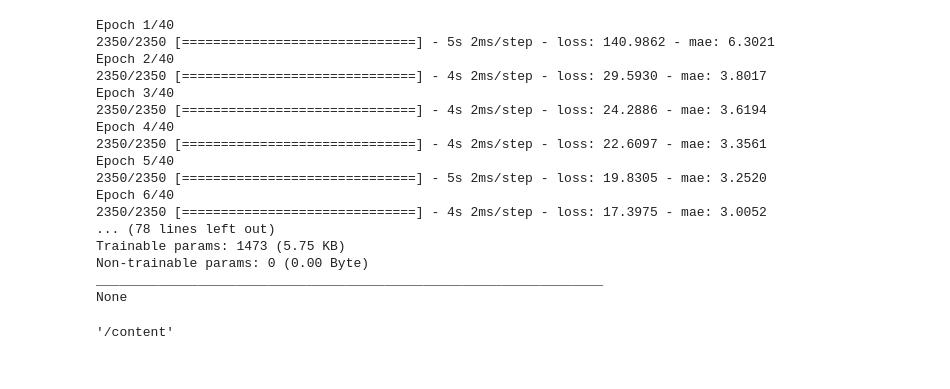
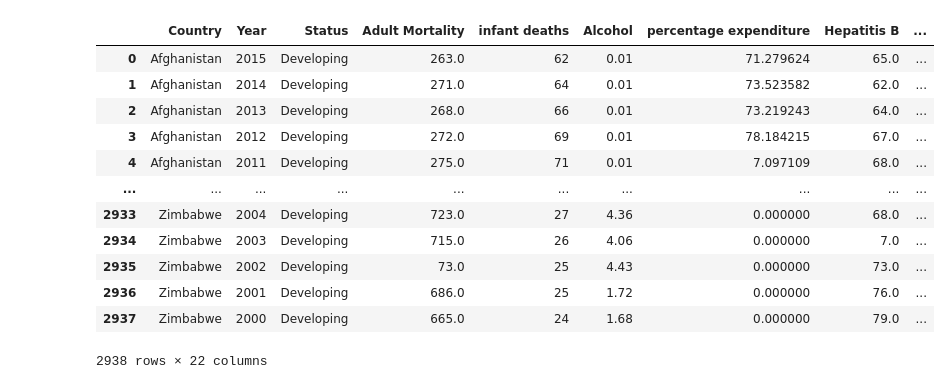
Before and after one commit to sergiobaezlugo/Neural_Networks_Regression_Projects, a Jupyter notebook: life_expectancy.ipynb, the cells around one changed output. Drawn from its saved outputs; the diff is of its cells as text; code cells hidden in the pictures.

```diff
--- a/life_expectancy.ipynb
+++ b/life_expectancy.ipynb
@@ -1,11 +1,31 @@
 # %% [markdown]
 <a href="https://colab.research.google.com/github/sergiobaezlugo/Neural_Network_Regression/blob/main/life_expectancy.ipynb" target="_parent"><img src="https://colab.research.google.com/assets/colab-badge.svg" alt="Open In Colab"/></a>
+# %%
+# Loading of Data
+
+import pandas as pd
+
+url = 'https://raw.githubusercontent.com/sergiobaezlugo/Neural_Network_Regression/main/life_expectancy.csv'
+
+dataset = pd.read_csv(url)
+
+dataset
+# %% [output]
+|  | Country | Year | Status | Adult Mortality | infant deaths | Alcohol | percentage expenditure | Hepatitis B | ... |
+| 0 | Afghanistan | 2015 | Developing | 263.0 | 62 | 0.01 | 71.279624 | 65.0 | ... |
+| 1 | Afghanistan | 2014 | Developing | 271.0 | 64 | 0.01 | 73.523582 | 62.0 | ... |
+| 2 | Afghanistan | 2013 | Developing | 268.0 | 66 | 0.01 | 73.219243 | 64.0 | ... |
+| 3 | Afghanistan | 2012 | Developing | 272.0 | 69 | 0.01 | 78.184215 | 67.0 | ... |
+| 4 | Afghanistan | 2011 | Developing | 275.0 | 71 | 0.01 | 7.097109 | 68.0 | ... |
+| ... | ... | ... | ... | ... | ... | ... | ... | ... | ... |
+| 2933 | Zimbabwe | 2004 | Developing | 723.0 | 27 | 4.36 | 0.000000 | 68.0 | ... |
+| 2934 | Zimbabwe | 2003 | Developing | 715.0 | 26 | 4.06 | 0.000000 | 7.0 | ... |
+| 2935 | Zimbabwe | 2002 | Developing | 73.0 | 25 | 4.43 | 0.000000 | 73.0 | ... |
+| 2936 | Zimbabwe | 2001 | Developing | 686.0 | 25 | 1.72 | 0.000000 | 76.0 | ... |
+| 2937 | Zimbabwe | 2000 | Developing | 665.0 | 24 | 1.68 | 0.000000 | 79.0 | ... |
+2938 rows × 22 columns
 # %%
-import pandas as pd
-
-url = 'https://raw.githubusercontent.com/sergiobaezlugo/Neural_Network_Regression/main/life_expectancy.csv'
-
-dataset = pd.read_csv(url)
+# Data Preprocessing
 
 dataset = dataset.drop(['Country'], axis = 1)
 
@@ -31,49 +51,3 @@ ct = ColumnTransformer([("only numeric", StandardScaler(), numerical_columns)],
 features_train_scaled = ct.fit_transform(features_train)
 
 features_test = ct.transform(features_test)
-
-from tensorflow.keras.models import Sequential
-
-my_model = Sequential()
-
-from tensorflow.keras.layers import InputLayer
-
-input = InputLayer(input_shape = (features.shape[1], ))
-
-my_model.add(input)
-
-from tensorflow.keras.layers import Dense
-my_model.add(Dense(64, activation = "relu"))
-my_model.add(Dense(1))
-
-from tensorflow.keras.optimizers import Adam
-opt = Adam(learning_rate = 0.01)
-
-my_model.compile(loss = 'mse', metrics = ['mae'], optimizer = opt)
-
-my_model.fit(features_train_scaled, labels_train, epochs = 40, batch_size = 1, verbose = 1)
-
-res_mse, res_mae = my_model.evaluate(features_test, labels_test, verbose = 0)
-print(my_model.summary())
-# %% [output]
-Epoch 1/40
-2350/2350 [==============================] - 5s 2ms/step - loss: 140.9862 - mae: 6.3021
-Epoch 2/40
-2350/2350 [==============================] - 4s 2ms/step - loss: 29.5930 - mae: 3.8017
-Epoch 3/40
-2350/2350 [==============================] - 4s 2ms/step - loss: 24.2886 - mae: 3.6194
-Epoch 4/40
-2350/2350 [==============================] - 4s 2ms/step - loss: 22.6097 - mae: 3.3561
-Epoch 5/40
-2350/2350 [==============================] - 5s 2ms/step - loss: 19.8305 - mae: 3.2520
-Epoch 6/40
-2350/2350 [==============================] - 4s 2ms/step - loss: 17.3975 - mae: 3.0052
-... (78 lines left out)
-Trainable params: 1473 (5.75 KB)
-Non-trainable params: 0 (0.00 Byte)
-_________________________________________________________________
-None
-# %%
-pwd
-# %% [output]
-'/content'
```
Also changed, not shown: parts of 4 cells of this notebook.
